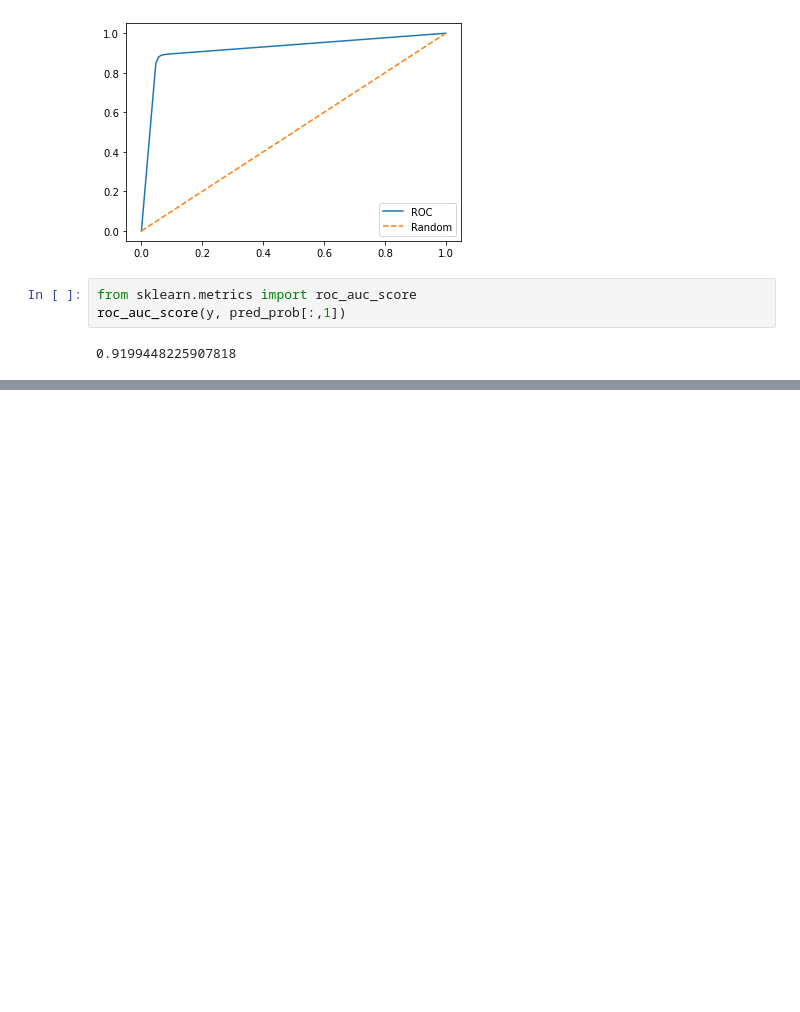
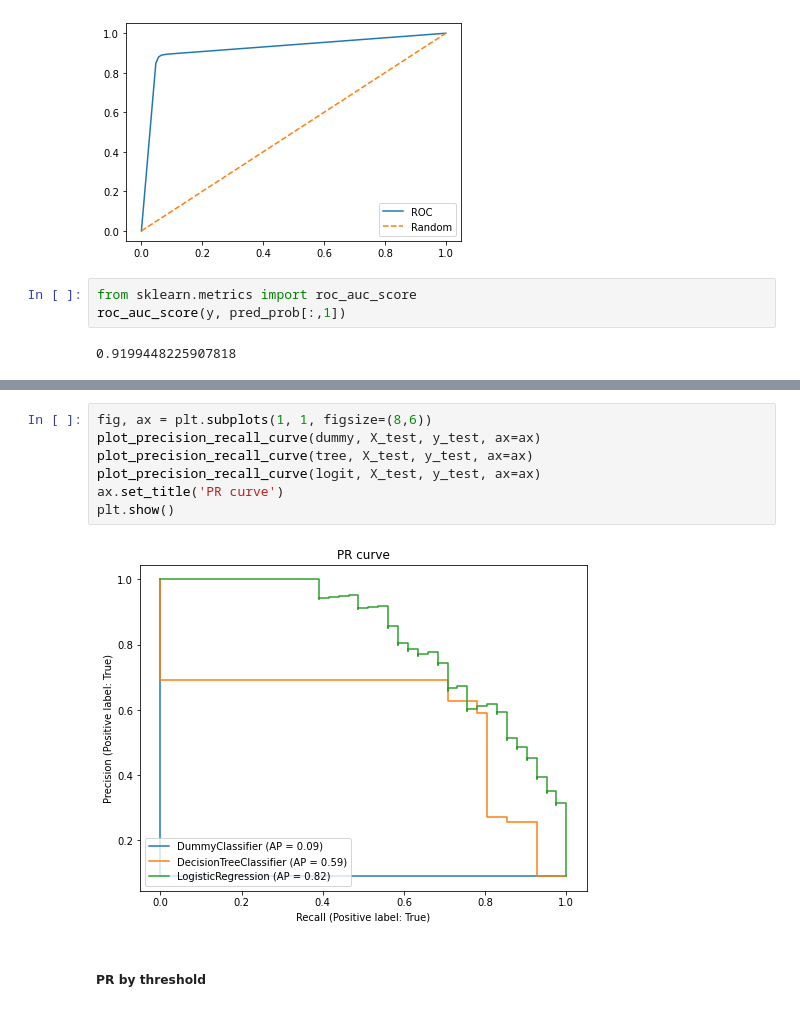
Before and after one commit to luckyspia/TIL, a Jupyter notebook: Machine_Learning/02.Evaluation.ipynb, the cells around one changed output, grey strips where cells are left out. Cells and saved outputs as stored; diff of their text form; blank space fills up the shorter version.

```diff
--- a/Machine_Learning/02.Evaluation.ipynb
+++ b/Machine_Learning/02.Evaluation.ipynb
@@ -246,0 +360,11 @@ roc_auc_score(y, pred_prob[:,1])
+# %%
+fig, ax = plt.subplots(1, 1, figsize=(8,6))
+plot_precision_recall_curve(dummy, X_test, y_test, ax=ax)
+plot_precision_recall_curve(tree, X_test, y_test, ax=ax)
+plot_precision_recall_curve(logit, X_test, y_test, ax=ax)
+ax.set_title('PR curve')
+plt.show()
+# %% [output]
+[figure, added]
+# %% [markdown]
+##### PR by threshold
```
Also changed, not shown: parts of 20 cells of this notebook.
